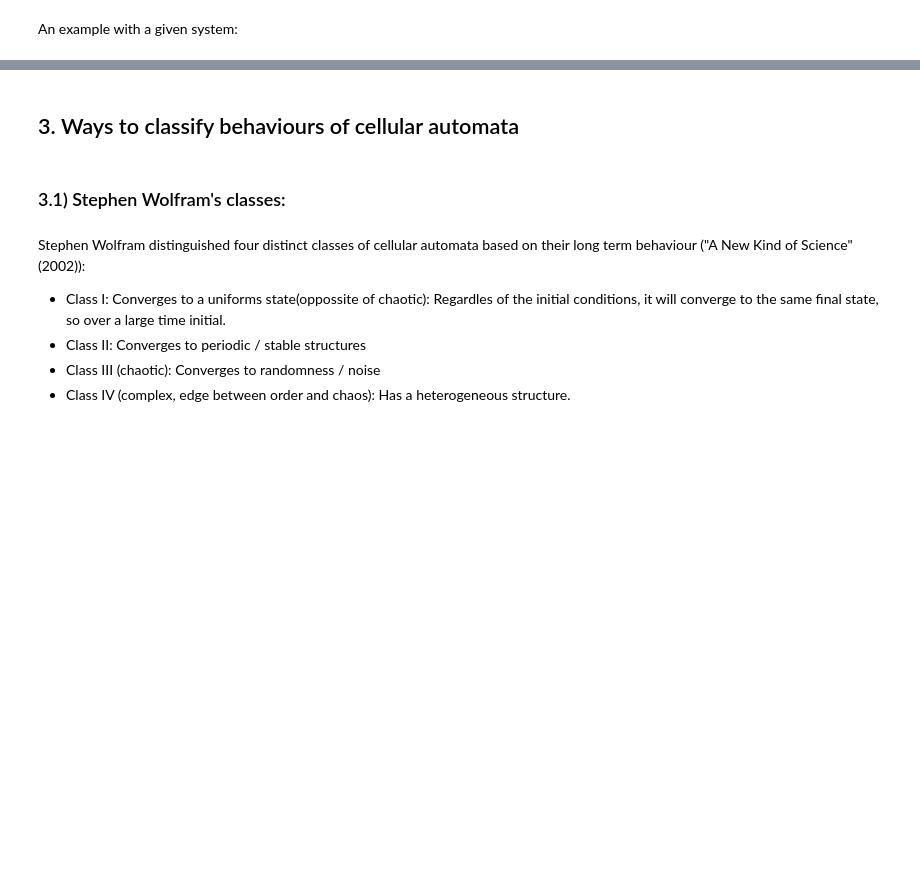
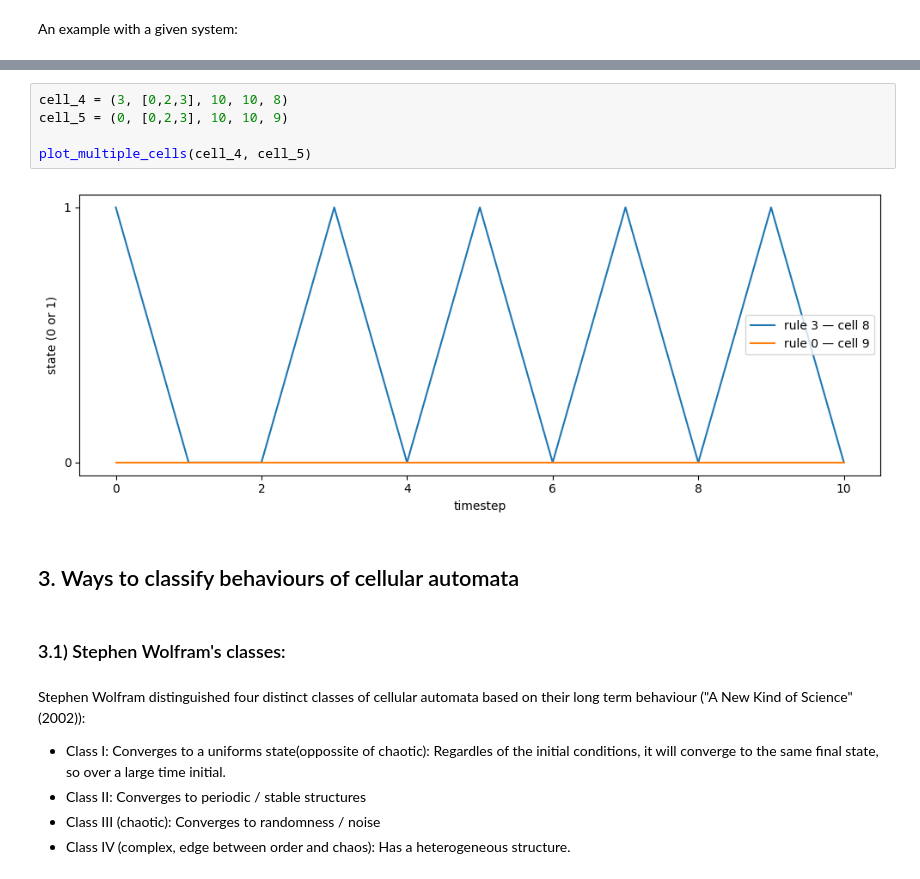
Before and after one commit to IgnacioMPineda/Cellular-automata-simulator---SP2026, a Jupyter notebook: Notebook_2.ipynb, the cells around one changed output, grey strips where cells are left out. Saved outputs shown, nothing was run; the diff lists cells and outputs as text; blank space fills up the shorter version.

```diff
--- a/Notebook_2.ipynb
+++ b/Notebook_2.ipynb
@@ -262,3 +284,10 @@ Take a list composed of 4-element tuples that contain (rule, cell_i, timesteps,
+# %%
+cell_4 = (3, [0,2,3], 10, 10, 8)
+cell_5 = (0, [0,2,3], 10, 10, 9)
+
+plot_multiple_cells(cell_4, cell_5)
+# %% [output]
+[figure, added]
 # %% [markdown]
 ## 3. Ways to classify behaviours of cellular automata
 # %% [markdown]
```
Also changed, not shown: parts of 35 cells of this notebook.
